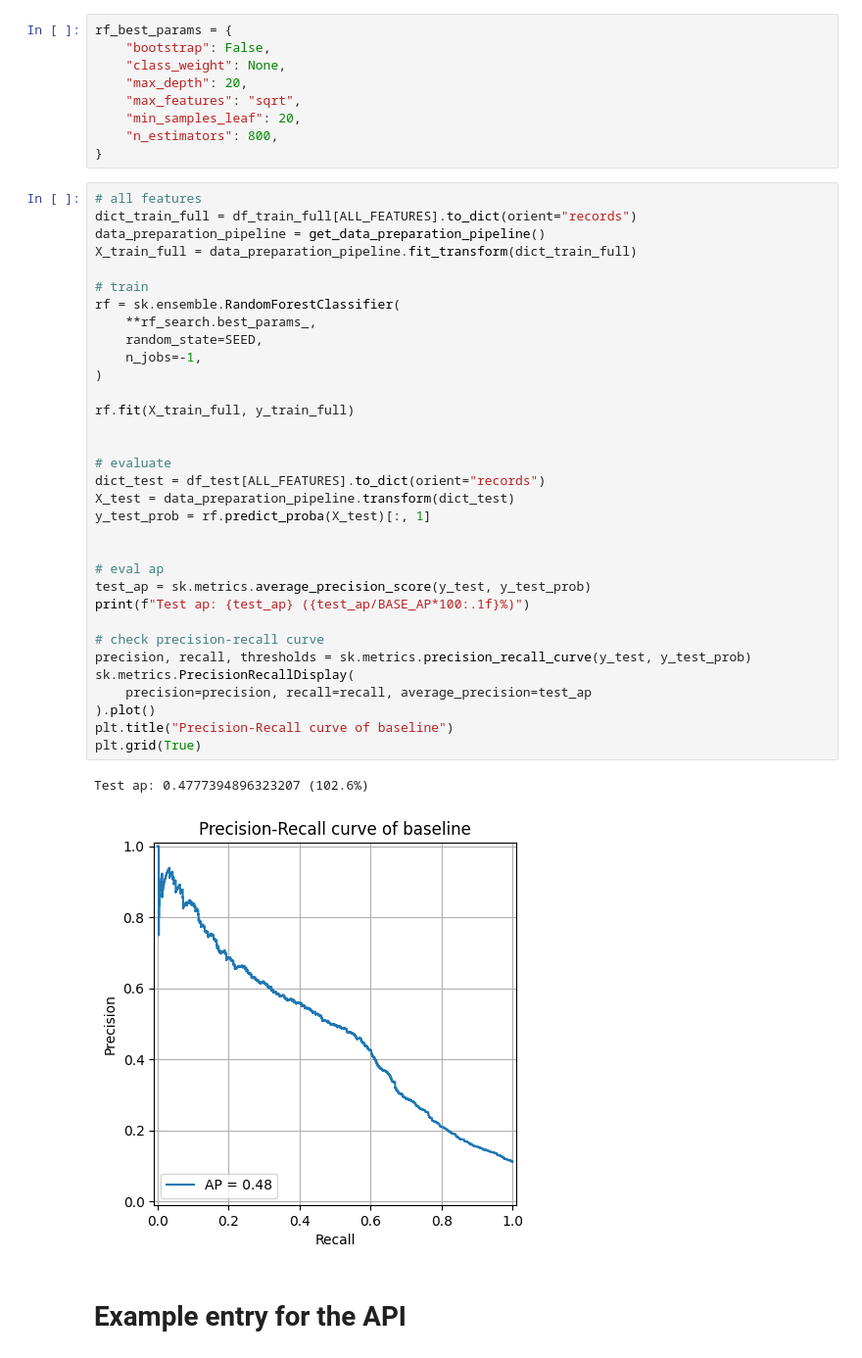
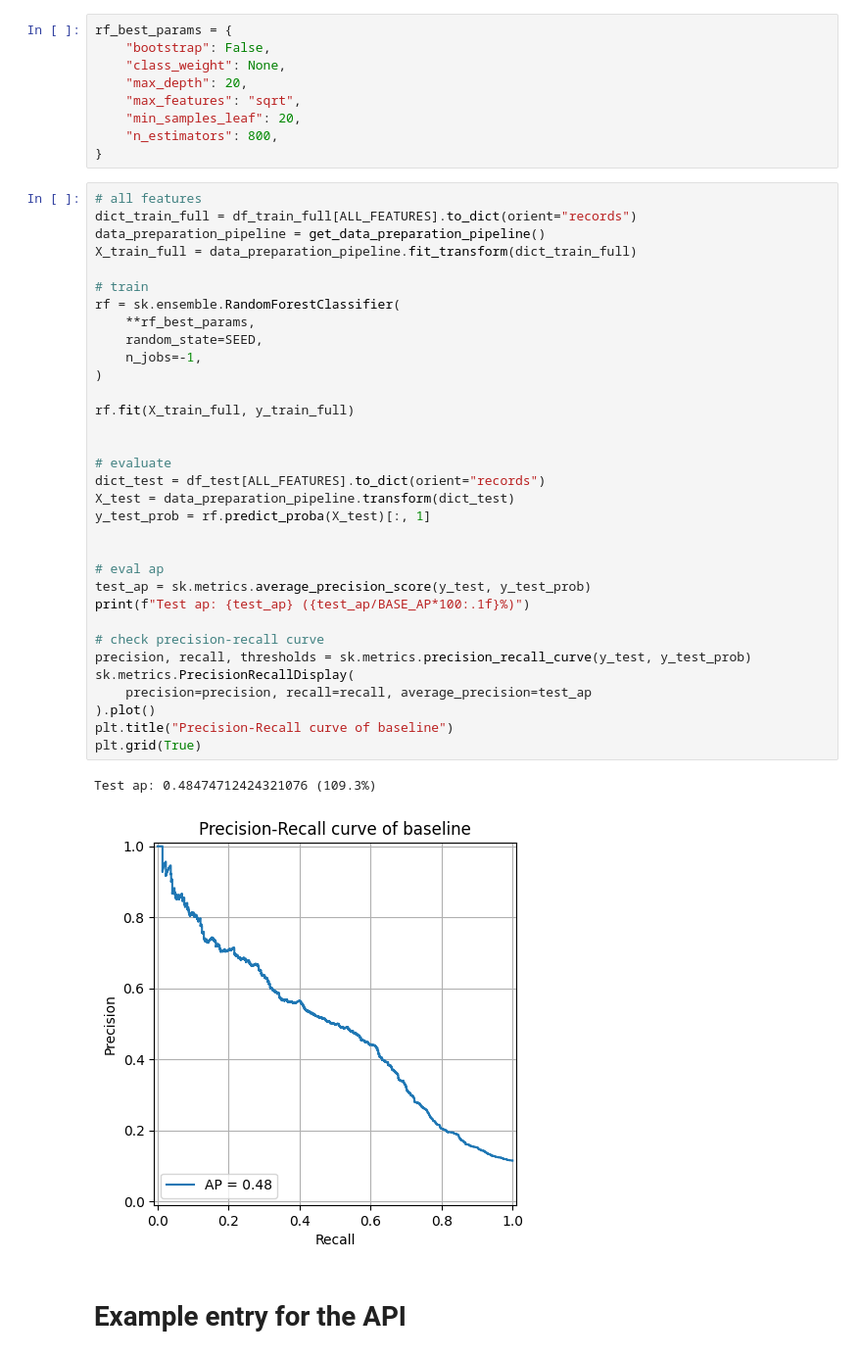
Before and after one commit to julxi/machine-learning-zoomcamp-2025-midterm, a Jupyter notebook: notebook.ipynb, the cells around one changed output. Shown at 98% size. Drawn from its saved outputs; the diff is of its cells as text.

```diff
--- a/notebook.ipynb
+++ b/notebook.ipynb
@@ -541,36 +541,36 @@ dict_train_full = df_train_full[ALL_FEATURES].to_dict(orient="records")
 data_preparation_pipeline = get_data_preparation_pipeline()
 X_train_full = data_preparation_pipeline.fit_transform(dict_train_full)
 
 # train
 rf = sk.ensemble.RandomForestClassifier(
-    **rf_search.best_params_,
+    **rf_best_params,
     random_state=SEED,
     n_jobs=-1,
 )
 
 rf.fit(X_train_full, y_train_full)
 
 
 # evaluate
 dict_test = df_test[ALL_FEATURES].to_dict(orient="records")
 X_test = data_preparation_pipeline.transform(dict_test)
 y_test_prob = rf.predict_proba(X_test)[:, 1]
 
 
 # eval ap
 test_ap = sk.metrics.average_precision_score(y_test, y_test_prob)
 print(f"Test ap: {test_ap} ({test_ap/BASE_AP*100:.1f}%)")
 
 # check precision-recall curve
 precision, recall, thresholds = sk.metrics.precision_recall_curve(y_test, y_test_prob)
 sk.metrics.PrecisionRecallDisplay(
     precision=precision, recall=recall, average_precision=test_ap
 ).plot()
 plt.title("Precision-Recall curve of baseline")
 plt.grid(True)
 # %% [output]
-Test ap: 0.4777394896323207 (102.6%)
+Test ap: 0.48474712424321076 (109.3%)
-[figure, old version]
+[figure, new version]
 # %% [markdown]
 # Example entry for the API
 # %%
```
Also changed, not shown: parts of 1 cell of this notebook, 1 other file.
